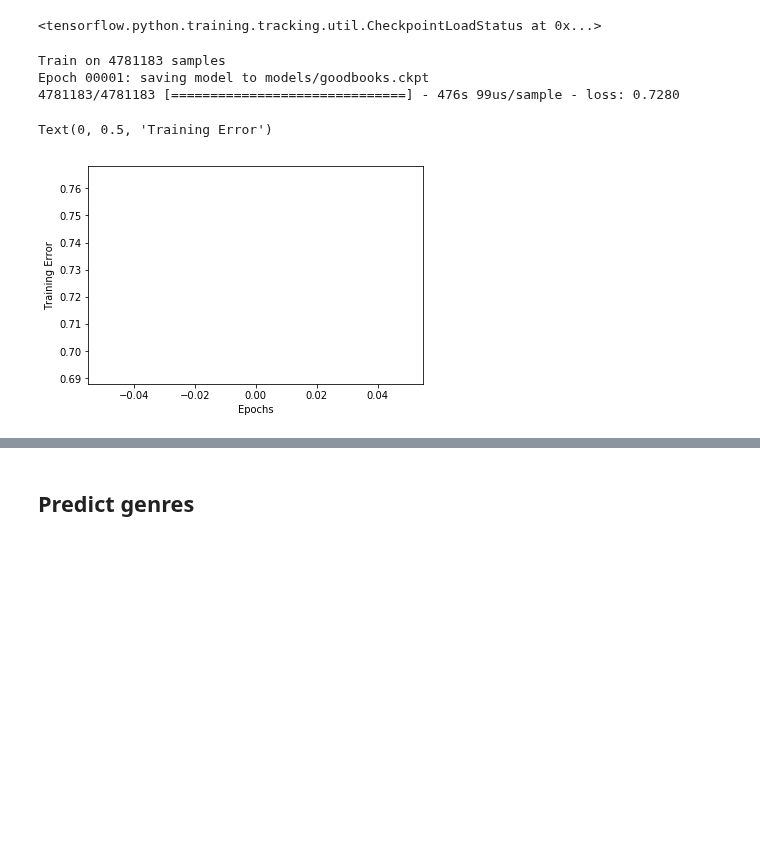
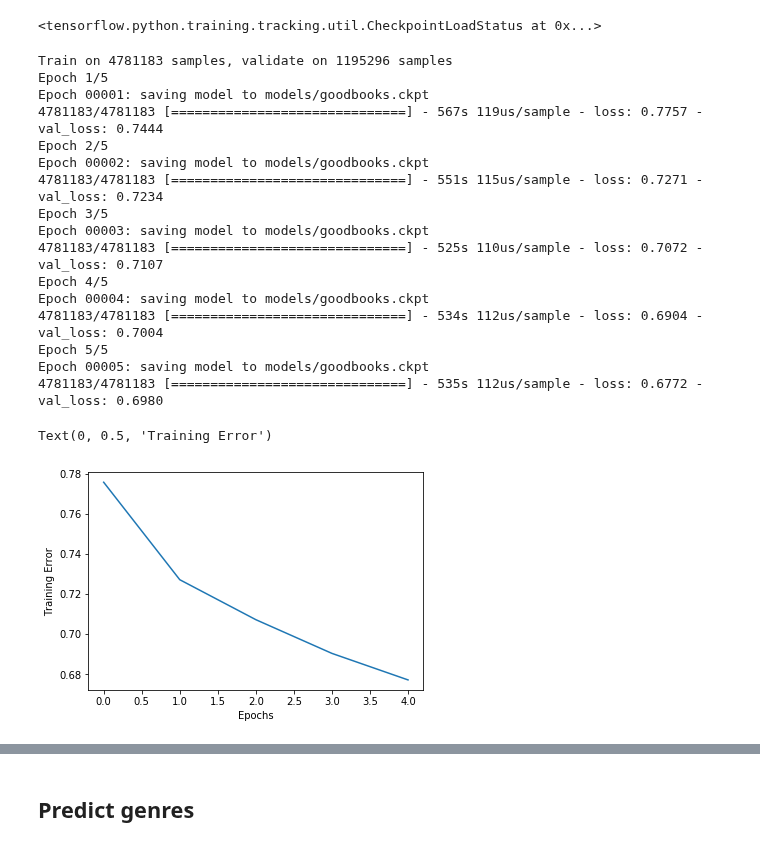
Before and after one commit to James-Leslie/deep-collaborative-filtering, a Jupyter notebook: tf-goodbooks-genre-tagging.ipynb, the cells around one changed output, grey strips where cells are left out. Cells and saved outputs as stored; diff of their text form; code cells hidden in the pictures; blank space fills up the shorter version.

```diff
--- a/tf-goodbooks-genre-tagging.ipynb
+++ b/tf-goodbooks-genre-tagging.ipynb
@@ -16,7 +20,9 @@ from tqdm import tqdm_notebook as tqdm
 
 %matplotlib inline
 # %%
-path = 'data/goodbooks-10k/'
+path = 'https://raw.githubusercontent.com/James-Leslie/deep-collaborative-filtering/master/data/goodbooks-10k/'  # access from anywhere
+# path = 'data/goodbooks-10k/'  # if the files are local
 train = pd.read_csv(path+'train.csv')
 test = pd.read_csv(path+'test.csv')
+df = pd.concat((train, test), ignore_index=True)
 # %%
@@ -44,8 +50,8 @@ print('Number of items:', n_items)
 Number of users: 53424
 Number of items: 10000
 # %%
-max_users = max(train.user_id.max(), test.user_id.max())
-max_items = max(train.book_id.max(), test.book_id.max())
+max_users = df.user_id.max()
+max_items = df.book_id.max()
 print("Max user ID:", max_users)
 print("Max movie ID:", max_items)
 # %% [output]
@@ -64,3 +70,7 @@ cp_callback = ModelCheckpoint(checkpoint_path,
 # %% [markdown]
 ### Trunk of model
 We will re-use the item embedding layer later on
+# %%
+logs_base_dir = "logs"
+os.makedirs(logs_base_dir, exist_ok=True)
+%tensorboard --logdir {logs_base_dir}
@@ -67,3 +80,6 @@ We will re-use the item embedding layer later on
+# %%
+# logdir = os.path.join(logs_base_dir, datetime.datetime.now().strftime("%Y%m%d-%H%M%S"))
+tensorboard_callback = TensorBoard(logs_base_dir, histogram_freq=1)
 # %%
 # item embedding path
 item_input = Input(shape=[1], name="Item-Input")
@@ -130,17 +146,32 @@ model.load_weights(checkpoint_path)
 # %% [output]
 <tensorflow.python.training.tracking.util.CheckpointLoadStatus at 0x...>
 # %%
-history = model.fit([train.user_id, train.book_id], train.rating,
+history = model.fit([df.user_id, df.book_id], df.rating,
                     batch_size=256,
-                    epochs=1,
-                    callbacks=[cp_callback])
+                    epochs=5,
+                    verbose=1,
+                    validation_split=.2,
+                    callbacks=[cp_callback, tensorboard_callback])
 
 plt.plot(history.history['loss'])
 plt.xlabel("Epochs")
 plt.ylabel("Training Error")
 # %% [output]
-Train on 4781183 samples
+Train on 4781183 samples, validate on 1195296 samples
+Epoch 1/5
 Epoch 00001: saving model to models/goodbooks.ckpt
-4781183/4781183 [==============================] - 476s 99us/sample - loss: 0.7280
+4781183/4781183 [==============================] - 567s 119us/sample - loss: 0.7757 - val_loss: 0.7444
+Epoch 2/5
+Epoch 00002: saving model to models/goodbooks.ckpt
+4781183/4781183 [==============================] - 551s 115us/sample - loss: 0.7271 - val_loss: 0.7234
+Epoch 3/5
+Epoch 00003: saving model to models/goodbooks.ckpt
+4781183/4781183 [==============================] - 525s 110us/sample - loss: 0.7072 - val_loss: 0.7107
+Epoch 4/5
+Epoch 00004: saving model to models/goodbooks.ckpt
+4781183/4781183 [==============================] - 534s 112us/sample - loss: 0.6904 - val_loss: 0.7004
+Epoch 5/5
+Epoch 00005: saving model to models/goodbooks.ckpt
+4781183/4781183 [==============================] - 535s 112us/sample - loss: 0.6772 - val_loss: 0.6980
 Text(0, 0.5, 'Training Error')
-[figure, old version]
+[figure, new version]
```
Also changed, not shown: parts of 34 cells of this notebook, 10 other files.
